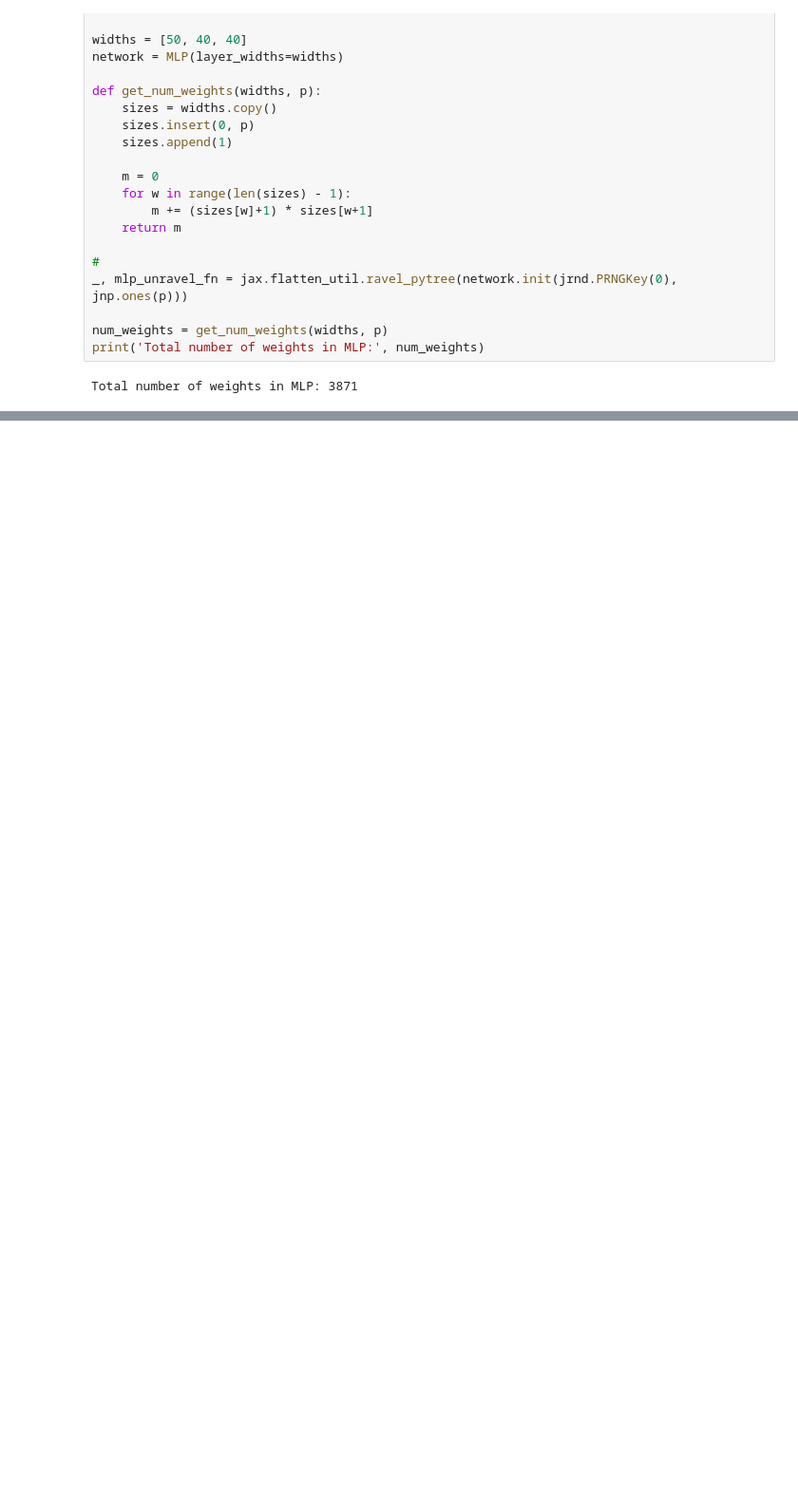
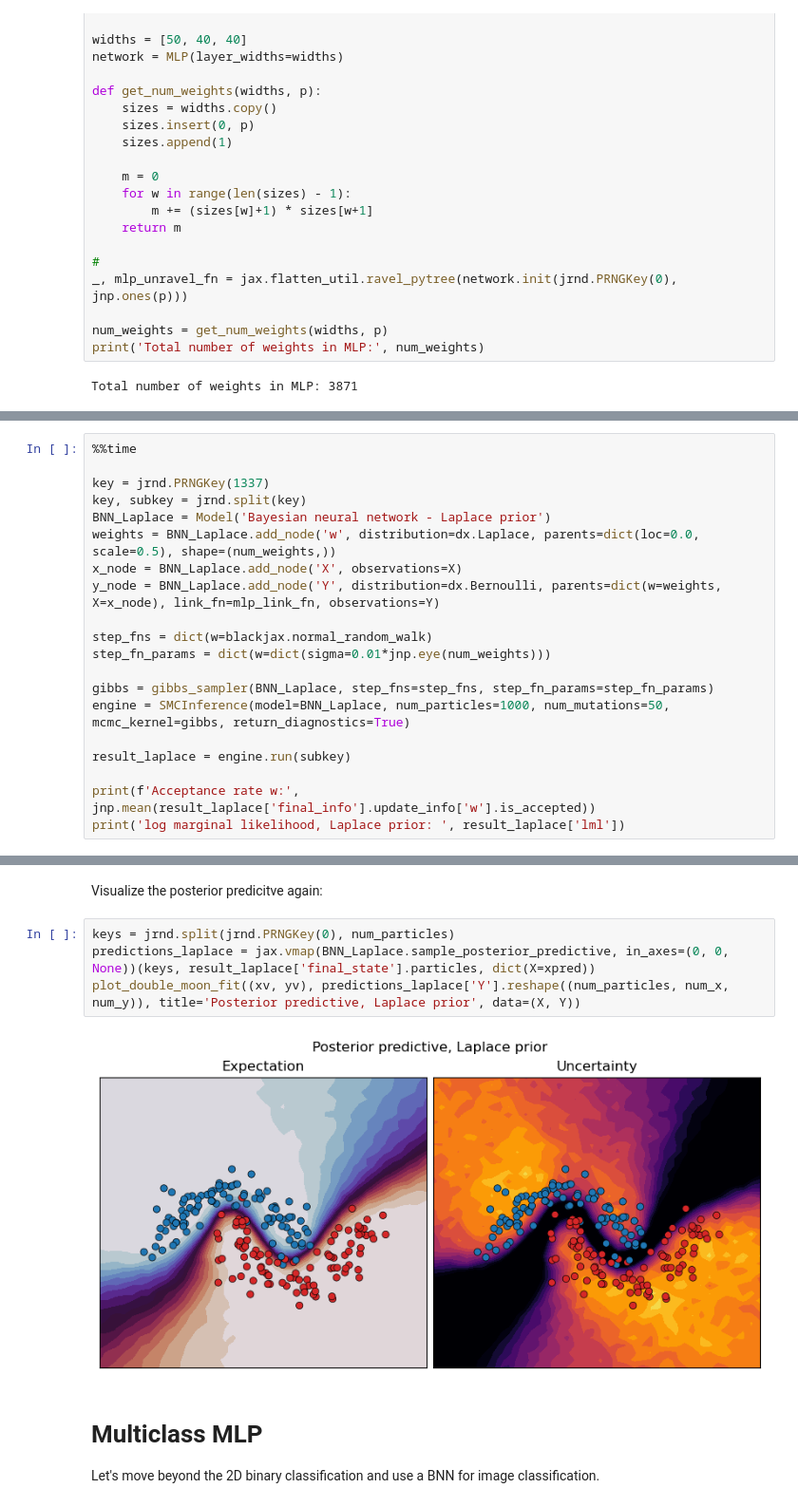
Before and after one commit to UncertaintyInComplexSystems/bamojax, a Jupyter notebook: bamojax/examples/bnn/bnn_mpl.ipynb, the cells around one changed output, grey strips where cells are left out. Shown: that part at 95% size. Saved outputs shown, nothing was run; the diff lists cells and outputs as text; blank space fills up the shorter version.

```diff
--- a/bamojax/examples/bnn/bnn_mpl.ipynb
+++ b/bamojax/examples/bnn/bnn_mpl.ipynb
@@ -423,0 +200,20 @@ Wall time: 30.3 s
+# %%
+%%time
+
+key = jrnd.PRNGKey(1337)
+key, subkey = jrnd.split(key)
+BNN_Laplace = Model('Bayesian neural network - Laplace prior')
+weights = BNN_Laplace.add_node('w', distribution=dx.Laplace, parents=dict(loc=0.0, scale=0.5), shape=(num_weights,))
+x_node = BNN_Laplace.add_node('X', observations=X)
+y_node = BNN_Laplace.add_node('Y', distribution=dx.Bernoulli, parents=dict(w=weights, X=x_node), link_fn=mlp_link_fn, observations=Y)
+
+step_fns = dict(w=blackjax.normal_random_walk)
+step_fn_params = dict(w=dict(sigma=0.01*jnp.eye(num_weights)))
+
+gibbs = gibbs_sampler(BNN_Laplace, step_fns=step_fns, step_fn_params=step_fn_params)
+engine = SMCInference(model=BNN_Laplace, num_particles=1000, num_mutations=50, mcmc_kernel=gibbs, return_diagnostics=True)
+
+result_laplace = engine.run(subkey)
+
+print(f'Acceptance rate w:', jnp.mean(result_laplace['final_info'].update_info['w'].is_accepted))
+print('log marginal likelihood, Laplace prior: ', result_laplace['lml'])
@@ -423,0 +225,12 @@ Wall time: 30.3 s
+# %% [markdown]
+Visualize the posterior predicitve again:
+# %%
+keys = jrnd.split(jrnd.PRNGKey(0), num_particles)
+predictions_laplace = jax.vmap(BNN_Laplace.sample_posterior_predictive, in_axes=(0, 0, None))(keys, result_laplace['final_state'].particles, dict(X=xpred))
+plot_double_moon_fit((xv, yv), predictions_laplace['Y'].reshape((num_particles, num_x, num_y)), title='Posterior predictive, Laplace prior', data=(X, Y))
+# %% [output]
+[figure, added]
+# %% [markdown]
+# Multiclass MLP
+
+Let's move beyond the 2D binary classification and use a BNN for image classification.
```
Also changed, not shown: parts of 50 cells of this notebook, 2 other files.
